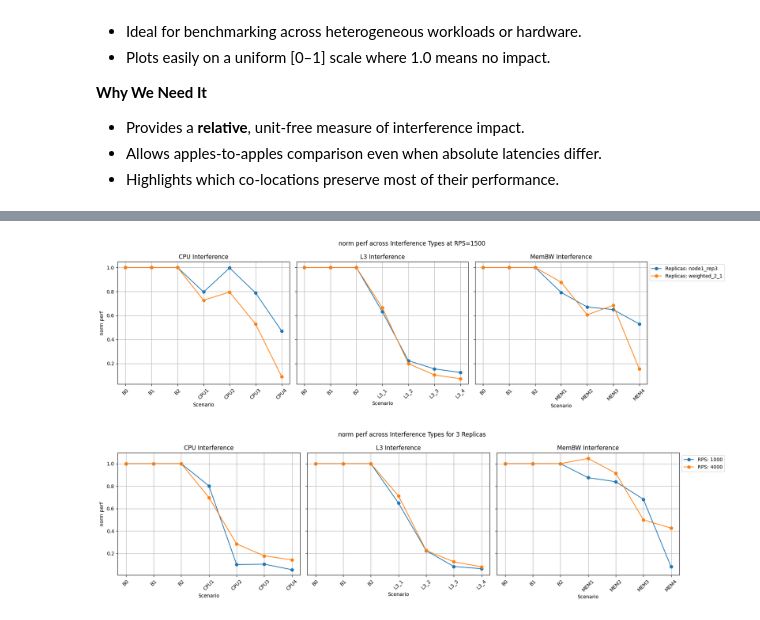
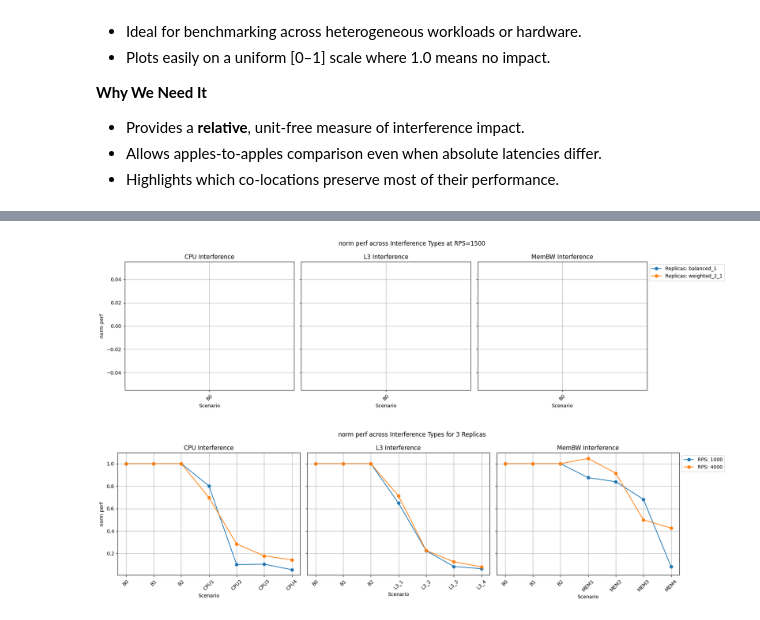
Before and after one commit to georgakopoulosgeo/Interference_Thesis_NTUA, a Jupyter notebook: profiling/slowdown_predictor.ipynb, the cells around one changed output, grey strips where cells are left out. Saved outputs shown, nothing was run; the diff lists cells and outputs as text; code cells hidden in the pictures.

```diff
--- a/profiling/slowdown_predictor.ipynb
+++ b/profiling/slowdown_predictor.ipynb
@@ -169,7 +169,7 @@ Loaded performance metrics:
 ### 1.3 Combine Data from Different Tests
 # %%
 # Folders that I will use for the analysis
-folders = ["Memento_V01", "Memento_V02", "Memento_V03", "Memento_V04", "Memento_V02_3_MixedScenarios", "Memento_V01_mix_scenarios", "Green_Book_V01", "The_Substance_V02"]
+folders = ["Memento_V01", "Memento_V02", "Memento_V03", "Memento_V04", "Memento_V02_3_MixedScenarios", "Memento_V01_mix_scenarios"]
 # Create the new df_perf DataFrame where the values of perfomance metrics are the mean of the same Test_ID in each "nginx_metrics.csv" file in the folders
 import os
 
@@ -455,7 +454,7 @@ df_perf
 # %%
-plot_perf_by_rps(df_perf, target_rps=1500, metric='norm_perf', replicas_to_plot=["node1_rep3", "weighted_2_1"])
+plot_perf_by_rps(df_perf, target_rps=1500, metric='norm_perf', replicas_to_plot=["balanced_1", "weighted_2_1"])
 # %% [output]
-[figure, old version]
+[figure, new version]
 # %%
 plot_perf_by_replica(df_perf, target_replica=3, metric='norm_perf', rps_to_plot=[1000, 4000])
 # %% [output]
```
Also changed, not shown: parts of 17 cells of this notebook, 4 other files.
